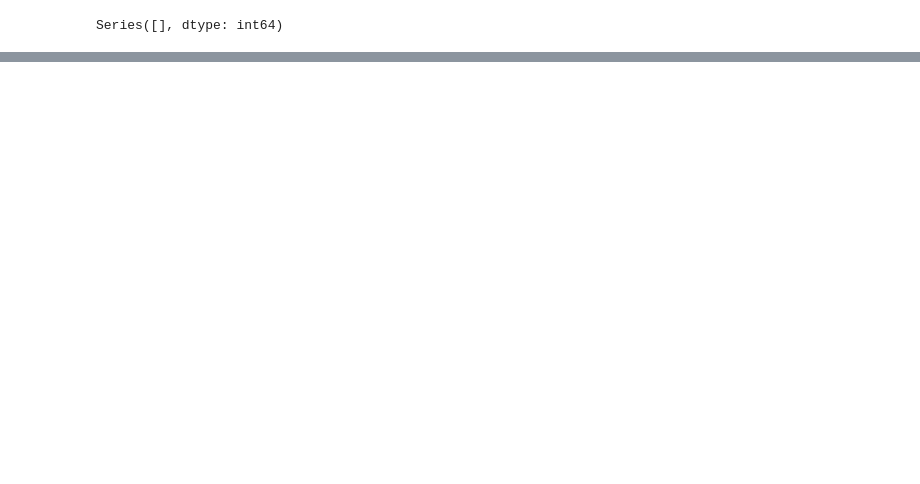
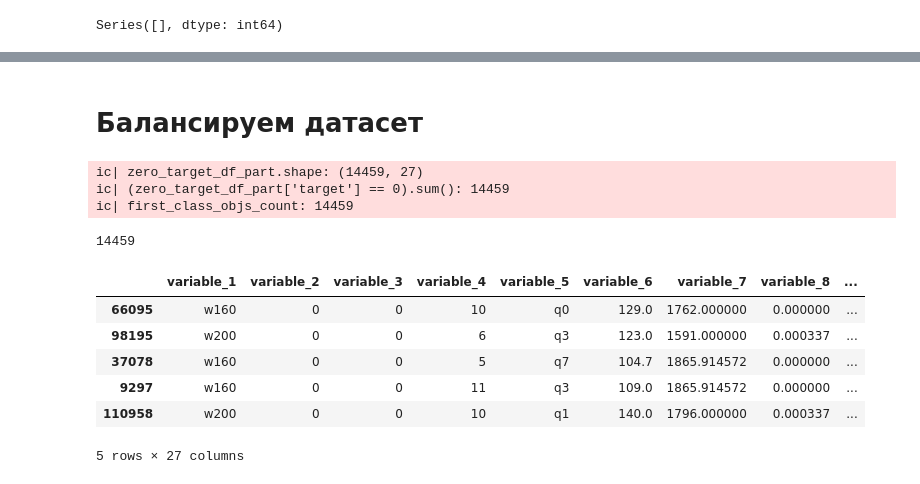
Before and after one commit to bobrotopor/AI, a Jupyter notebook: classification/classification.ipynb, the cells around one changed output, grey strips where cells are left out. Saved outputs shown, nothing was run; the diff lists cells and outputs as text; code cells hidden in the pictures; blank space fills up the shorter version.

```diff
--- a/classification/classification.ipynb
+++ b/classification/classification.ipynb
@@ -184,0 +294,25 @@ Series([], dtype: int64)
+# %% [markdown]
+# Балансируем датасет
+# %%
+zero_target_df_part = refacted_df[refacted_df['target'] == 0].sample(n=first_class_objs_count, random_state=1)
+# проверка
+ic(zero_target_df_part.shape)
+ic((zero_target_df_part['target'] == 0).sum())
+ic(first_class_objs_count)
+# %% [output]
+ic| zero_target_df_part.shape: (14459, 27)
+ic| (zero_target_df_part['target'] == 0).sum(): 14459
+ic| first_class_objs_count: 14459
+14459
+# %%
+first_target_df_part = refacted_df[refacted_df['target'] == 1]
+balanced_df = pd.concat((zero_target_df_part, first_target_df_part), axis=0)
+balanced_df.head()
+# %% [output]
+|  | variable_1 | variable_2 | variable_3 | variable_4 | variable_5 | variable_6 | variable_7 | variable_8 | ... |
+| 66095 | w160 | 0 | 0 | 10 | q0 | 129.0 | 1762.000000 | 0.000000 | ... |
+| 98195 | w200 | 0 | 0 | 6 | q3 | 123.0 | 1591.000000 | 0.000337 | ... |
+| 37078 | w160 | 0 | 0 | 5 | q7 | 104.7 | 1865.914572 | 0.000000 | ... |
+| 9297 | w160 | 0 | 0 | 11 | q3 | 109.0 | 1865.914572 | 0.000000 | ... |
+| 110958 | w200 | 0 | 0 | 10 | q1 | 140.0 | 1796.000000 | 0.000337 | ... |
+5 rows × 27 columns
```
Also changed, not shown: parts of 30 cells of this notebook, 1 other file.
